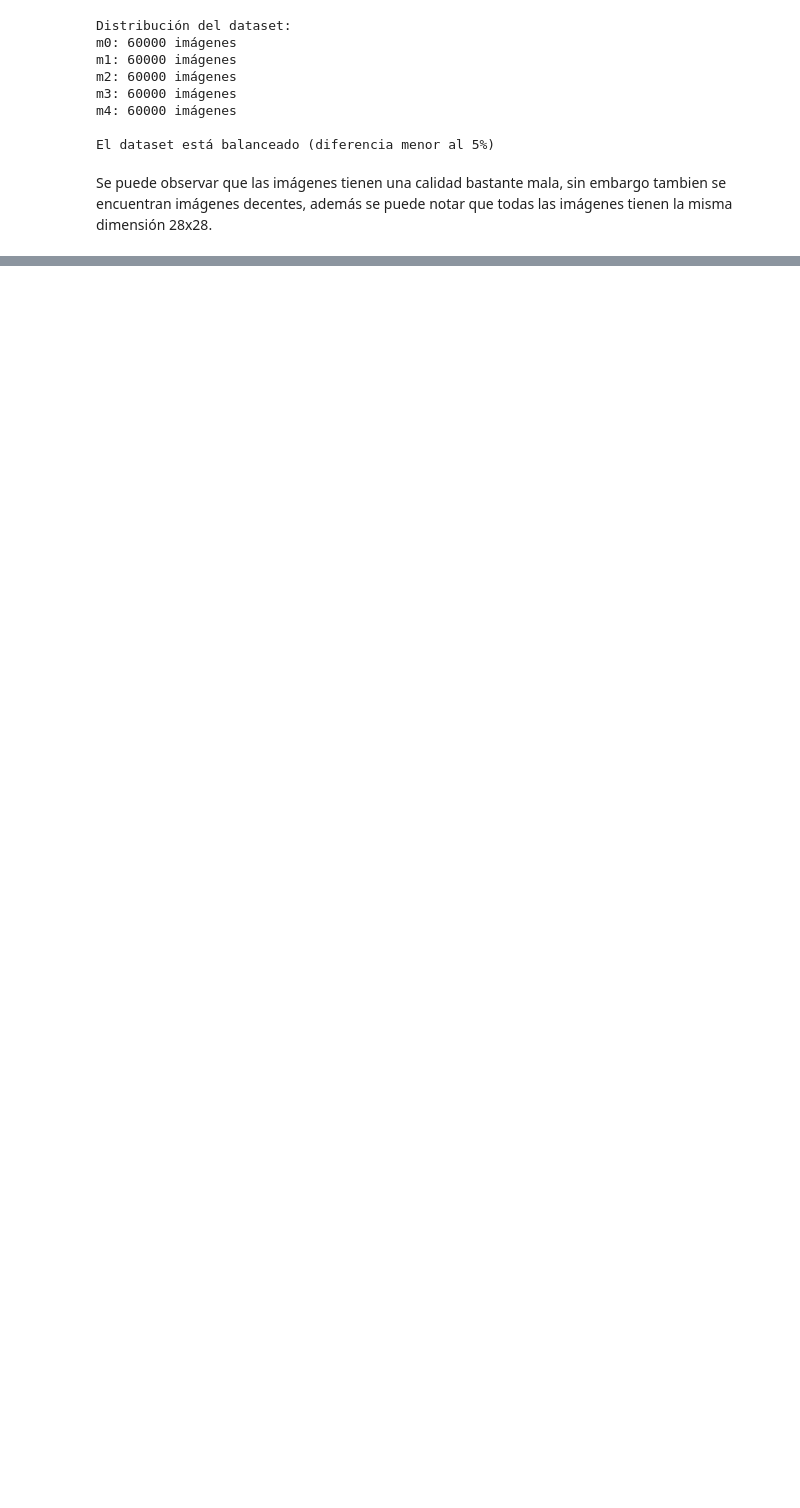
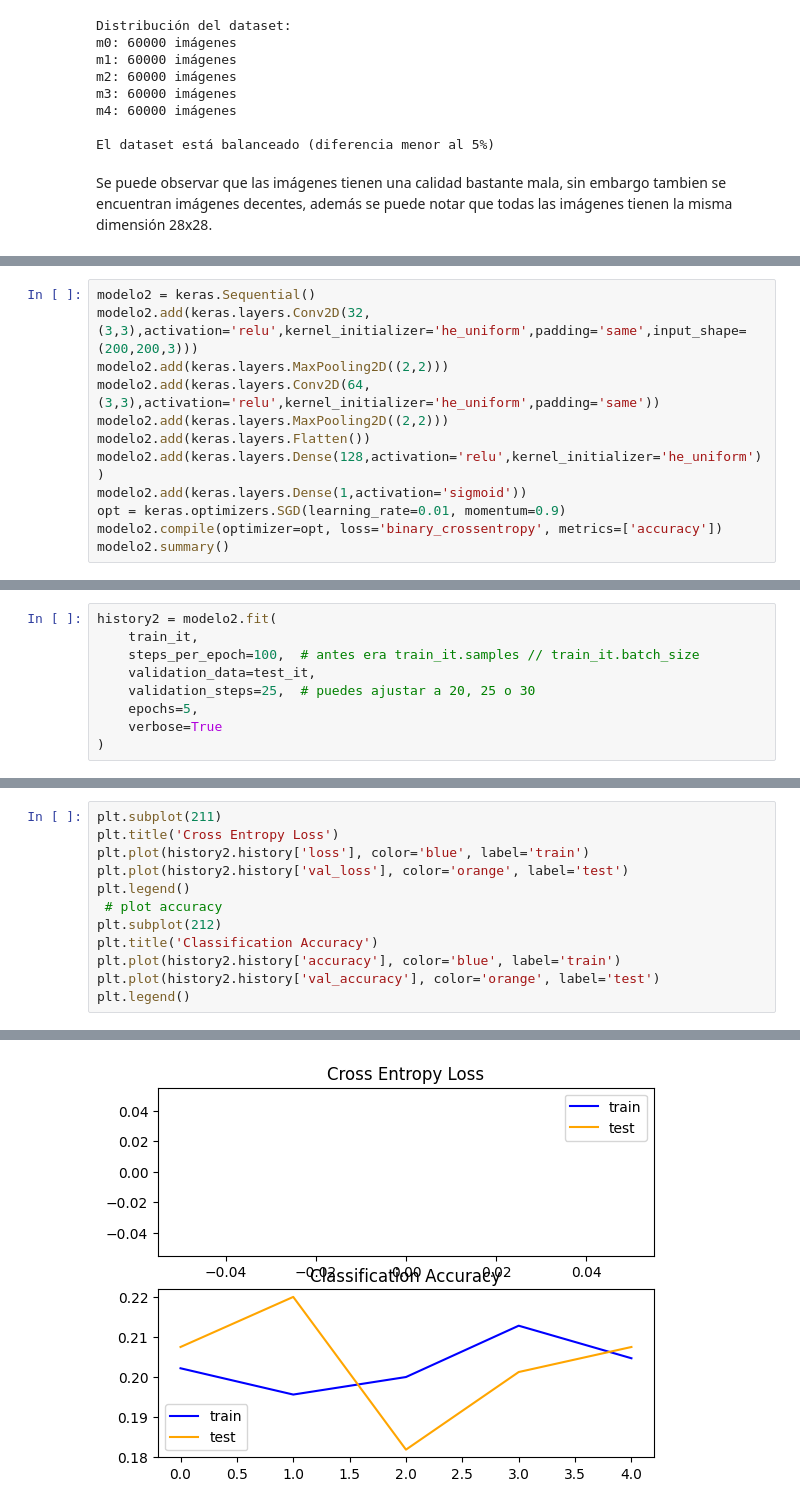
Before and after one commit to Saiyan-Javi/Laboratorio-3, a Jupyter notebook: Lab3.ipynb, the cells around one changed output, grey strips where cells are left out. Saved outputs shown, nothing was run; the diff lists cells and outputs as text; blank space fills up the shorter version.

```diff
--- a/Lab3.ipynb
+++ b/Lab3.ipynb
@@ -123,0 +202,12 @@ Se puede observar que las imágenes tienen una calidad bastante mala, sin embarg
+# %%
+modelo2 = keras.Sequential()
+modelo2.add(keras.layers.Conv2D(32,(3,3),activation='relu',kernel_initializer='he_uniform',padding='same',input_shape=(200,200,3)))
+modelo2.add(keras.layers.MaxPooling2D((2,2)))
+modelo2.add(keras.layers.Conv2D(64,(3,3),activation='relu',kernel_initializer='he_uniform',padding='same'))
+modelo2.add(keras.layers.MaxPooling2D((2,2)))
+modelo2.add(keras.layers.Flatten())
+modelo2.add(keras.layers.Dense(128,activation='relu',kernel_initializer='he_uniform'))
+modelo2.add(keras.layers.Dense(1,activation='sigmoid'))
+opt = keras.optimizers.SGD(learning_rate=0.01, momentum=0.9)
+modelo2.compile(optimizer=opt, loss='binary_crossentropy', metrics=['accuracy'])
+modelo2.summary()
@@ -123,0 +236,9 @@ Se puede observar que las imágenes tienen una calidad bastante mala, sin embarg
+# %%
+history2 = modelo2.fit(
+    train_it,
+    steps_per_epoch=100,  # antes era train_it.samples // train_it.batch_size
+    validation_data=test_it,
+    validation_steps=25,  # puedes ajustar a 20, 25 o 30
+    epochs=5,
+    verbose=True
+)
@@ -123,0 +262,13 @@ Se puede observar que las imágenes tienen una calidad bastante mala, sin embarg
+# %%
+plt.subplot(211)
+plt.title('Cross Entropy Loss')
+plt.plot(history2.history['loss'], color='blue', label='train')
+plt.plot(history2.history['val_loss'], color='orange', label='test')
+plt.legend()
+ # plot accuracy
+plt.subplot(212)
+plt.title('Classification Accuracy')
+plt.plot(history2.history['accuracy'], color='blue', label='train')
+plt.plot(history2.history['val_accuracy'], color='orange', label='test')
+plt.legend()
+# %% [output]
@@ -123,0 +276 @@ Se puede observar que las imágenes tienen una calidad bastante mala, sin embarg
+[figure, added]
```
Also changed, not shown: parts of 20 cells of this notebook.
